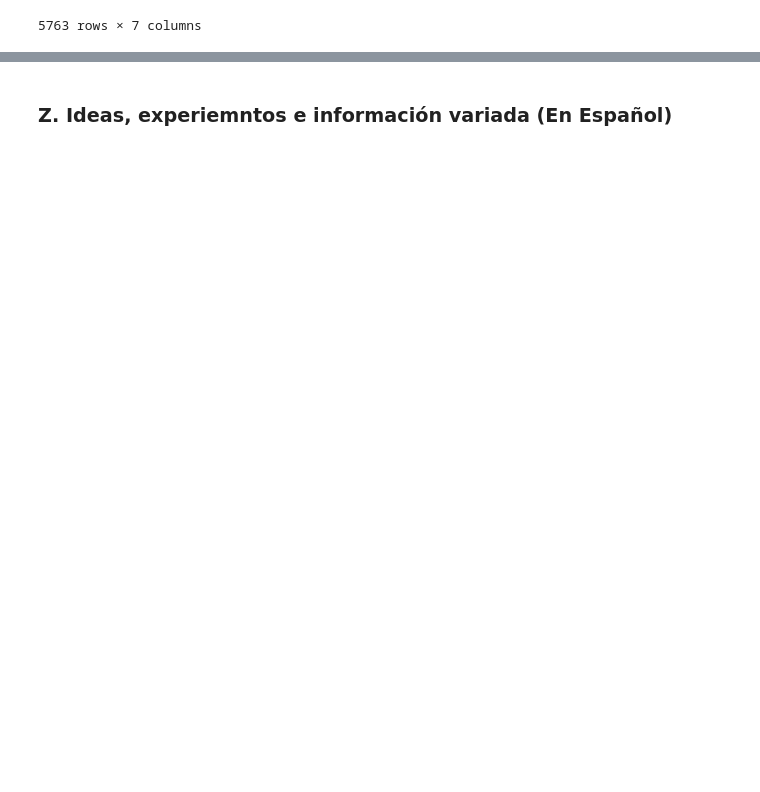
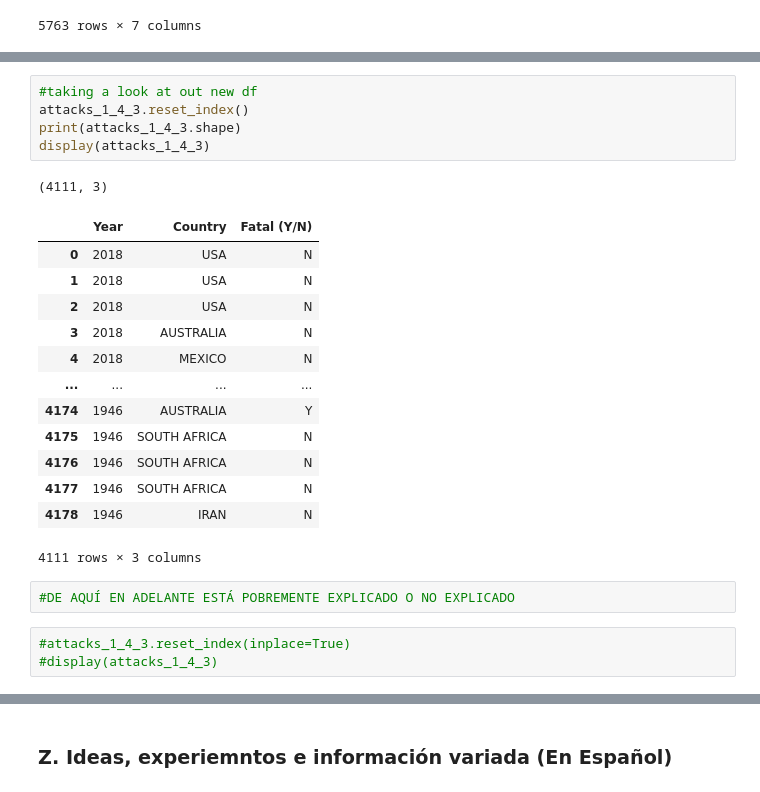
Before and after one commit to DiSanchz/data-cleaning-pandas, a Jupyter notebook: clean.ipynb, the cells around one changed output, grey strips where cells are left out. Cells and saved outputs as stored; diff of their text form; blank space fills up the shorter version.

```diff
--- a/clean.ipynb
+++ b/clean.ipynb
@@ -632,0 +678,25 @@ YEMEN
+# %%
+#taking a look at out new df
+attacks_1_4_3.reset_index()
+print(attacks_1_4_3.shape)
+display(attacks_1_4_3)
+# %% [output]
+(4111, 3)
+|  | Year | Country | Fatal (Y/N) |
+| 0 | 2018 | USA | N |
+| 1 | 2018 | USA | N |
+| 2 | 2018 | USA | N |
+| 3 | 2018 | AUSTRALIA | N |
+| 4 | 2018 | MEXICO | N |
+| ... | ... | ... | ... |
+| 4174 | 1946 | AUSTRALIA | Y |
+| 4175 | 1946 | SOUTH AFRICA | N |
+| 4176 | 1946 | SOUTH AFRICA | N |
+| 4177 | 1946 | SOUTH AFRICA | N |
+| 4178 | 1946 | IRAN | N |
+4111 rows × 3 columns
+# %%
+#DE AQUÍ EN ADELANTE ESTÁ POBREMENTE EXPLICADO O NO EXPLICADO
+# %%
+#attacks_1_4_3.reset_index(inplace=True)
+#display(attacks_1_4_3)
```
Also changed, not shown: parts of 56 cells of this notebook.
